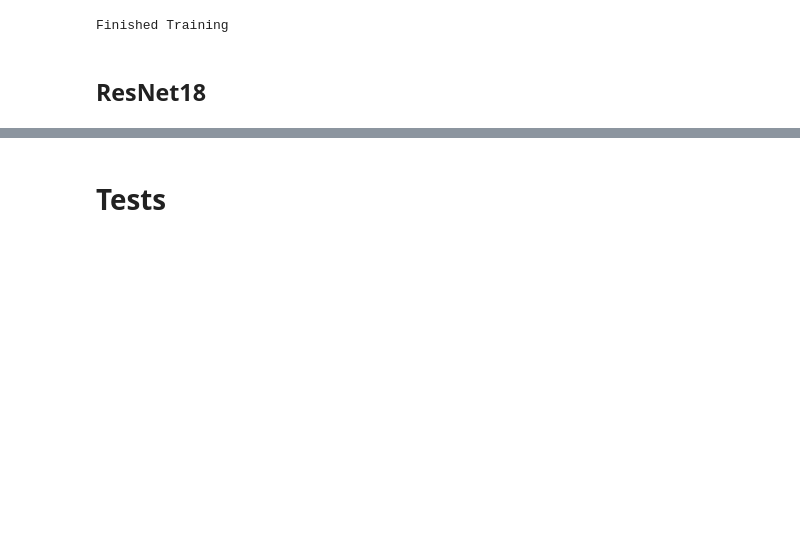
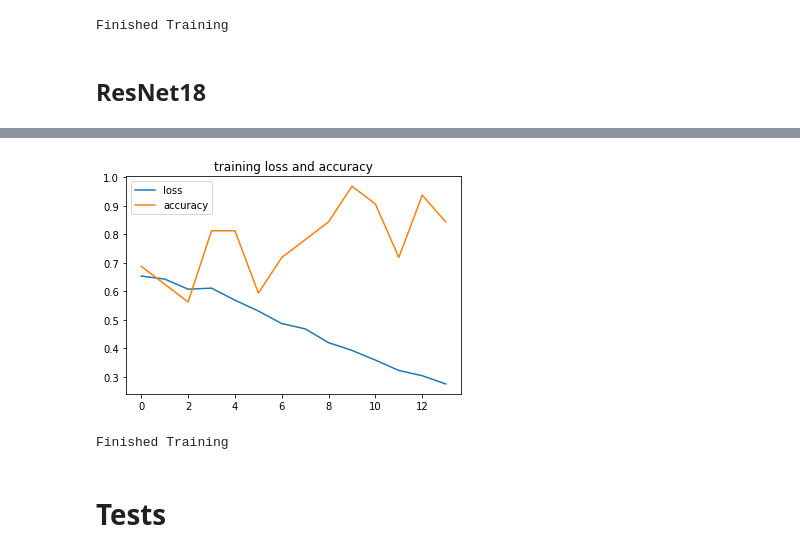
Before and after one commit to ivanshin/Cats_vs_dogs_vision, a Jupyter notebook: expirement_nb.ipynb, the cells around one changed output, grey strips where cells are left out. Drawn from its saved outputs; the diff is of its cells as text; code cells hidden in the pictures; blank space fills up the shorter version.

Commit message:
model train and saving complete

```diff
--- a/expirement_nb.ipynb
+++ b/expirement_nb.ipynb
@@ -472,5 +470,5 @@ resnet18.fc = nn.Sequential(
     nn.Linear(500, 2)
 )
 # %%
-train_cycle(resnet18, optimizer= optimizer, criterion= criterion, p_iter= 150, n_epochs= EPOCHS_resnet18)
+train_cycle(resnet18, optimizer= optimizer, criterion= criterion, p_iter= 300, n_epochs= EPOCHS_resnet18)
 # %% [output]
@@ -478,3 +490,5 @@ KeyboardInterrupt:
+[figure, added]
+Finished Training
 # %% [markdown]
 # Tests
 # %%
```
Also changed, not shown: parts of 4 cells of this notebook.
